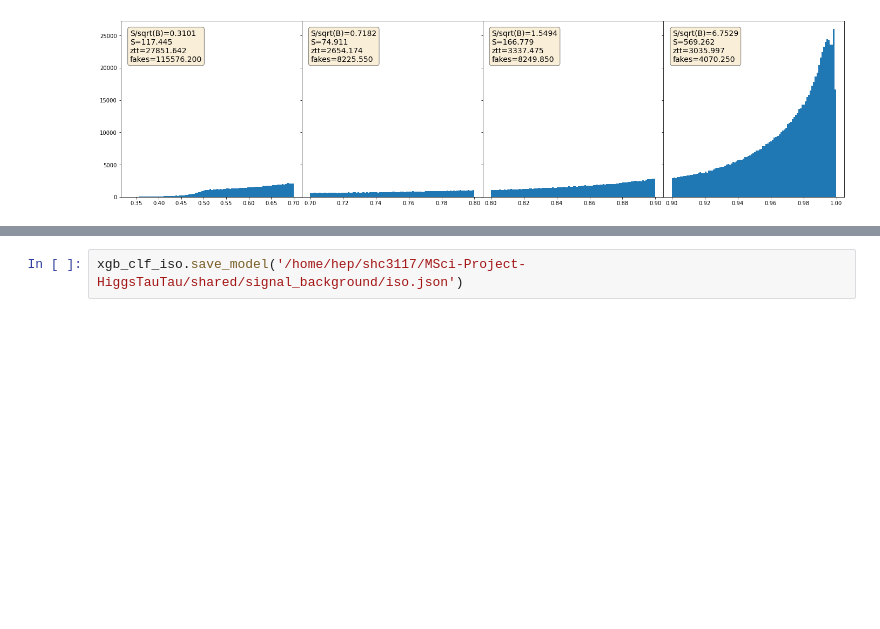
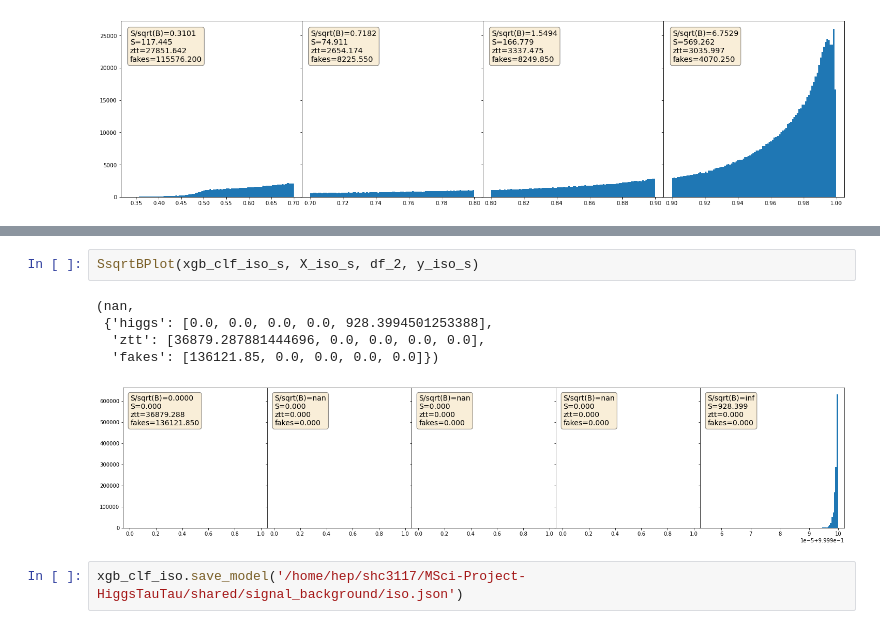
Before and after one commit to stanleyycheung/MSci-Project-HiggsTauTau, a Jupyter notebook: shared/signal_background_BDT_v2.ipynb, the cells around one changed output, grey strips where cells are left out. Drawn from its saved outputs; the diff is of its cells as text; blank space fills up the shorter version.

```diff
--- a/shared/signal_background_BDT_v2.ipynb
+++ b/shared/signal_background_BDT_v2.ipynb
@@ -696,3 +813,11 @@ SsqrtBPlot(xgb_clf_iso, X_iso, df_2, y_iso)
+# %%
+SsqrtBPlot(xgb_clf_iso_s, X_iso_s, df_2, y_iso_s)
+# %% [output]
+(nan,
+ {'higgs': [0.0, 0.0, 0.0, 0.0, 928.3994501253388],
+  'ztt': [36879.287881444696, 0.0, 0.0, 0.0, 0.0],
+  'fakes': [136121.85, 0.0, 0.0, 0.0, 0.0]})
+[figure, added]
 # %%
 xgb_clf_iso.save_model('/home/hep/shc3117/MSci-Project-HiggsTauTau/shared/signal_background/iso.json')
 # %%
```
Also changed, not shown: parts of 25 cells of this notebook.
